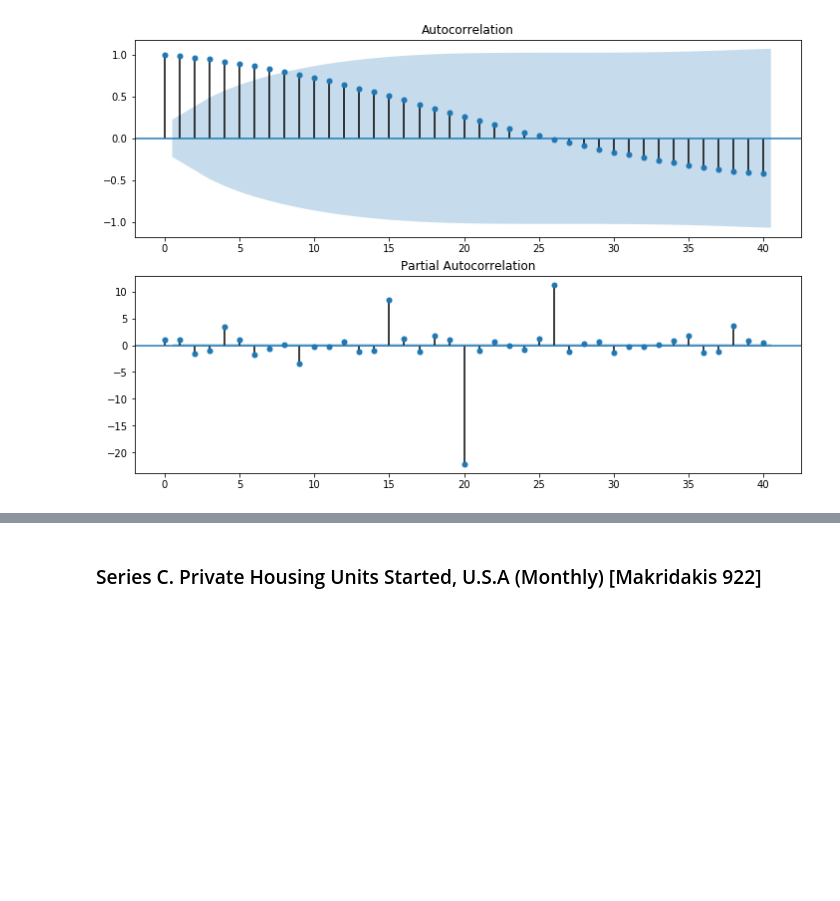
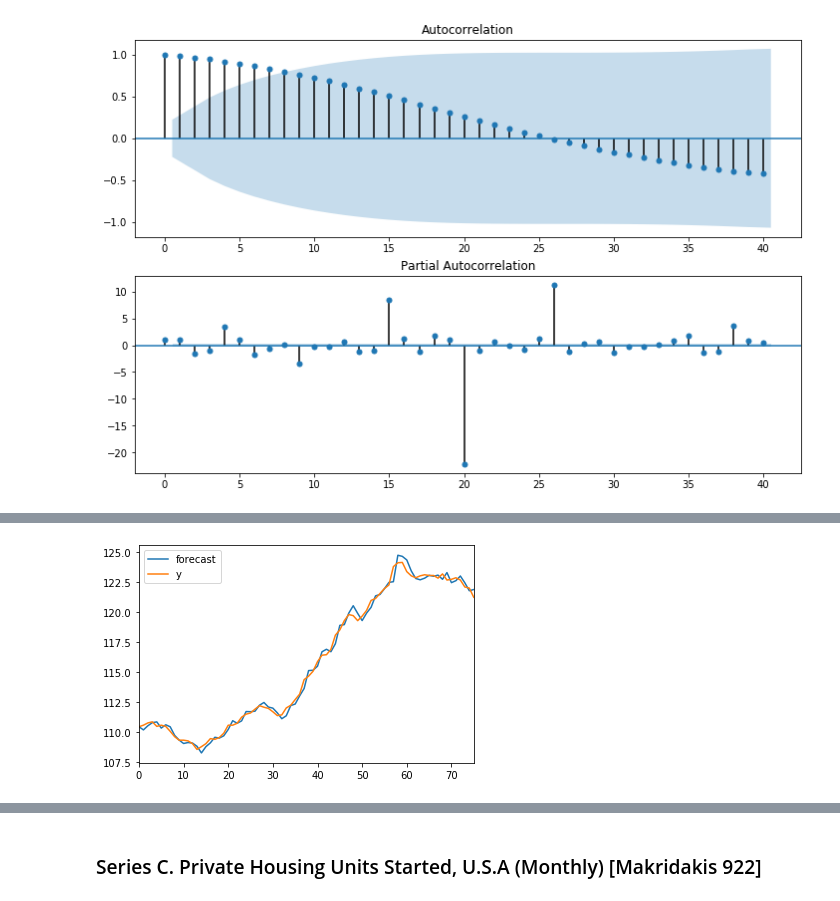
Before and after one commit to pazDaniela/MAT267, a Jupyter notebook: Certamen_2/C2.ipynb, the cells around one changed output, grey strips where cells are left out. Cells and saved outputs as stored; diff of their text form; code cells hidden in the pictures; blank space fills up the shorter version.

```diff
--- a/Certamen_2/C2.ipynb
+++ b/Certamen_2/C2.ipynb
@@ -70,0 +106,5 @@ fig = sm.graphics.tsa.plot_pacf(Y_B, lags=40, ax=ax2)
+# %%
+model_fit.plot_predict(dynamic=False)
+plt.show()
+# %% [output]
+[figure, added]
```
Also changed, not shown: parts of 33 cells of this notebook.
